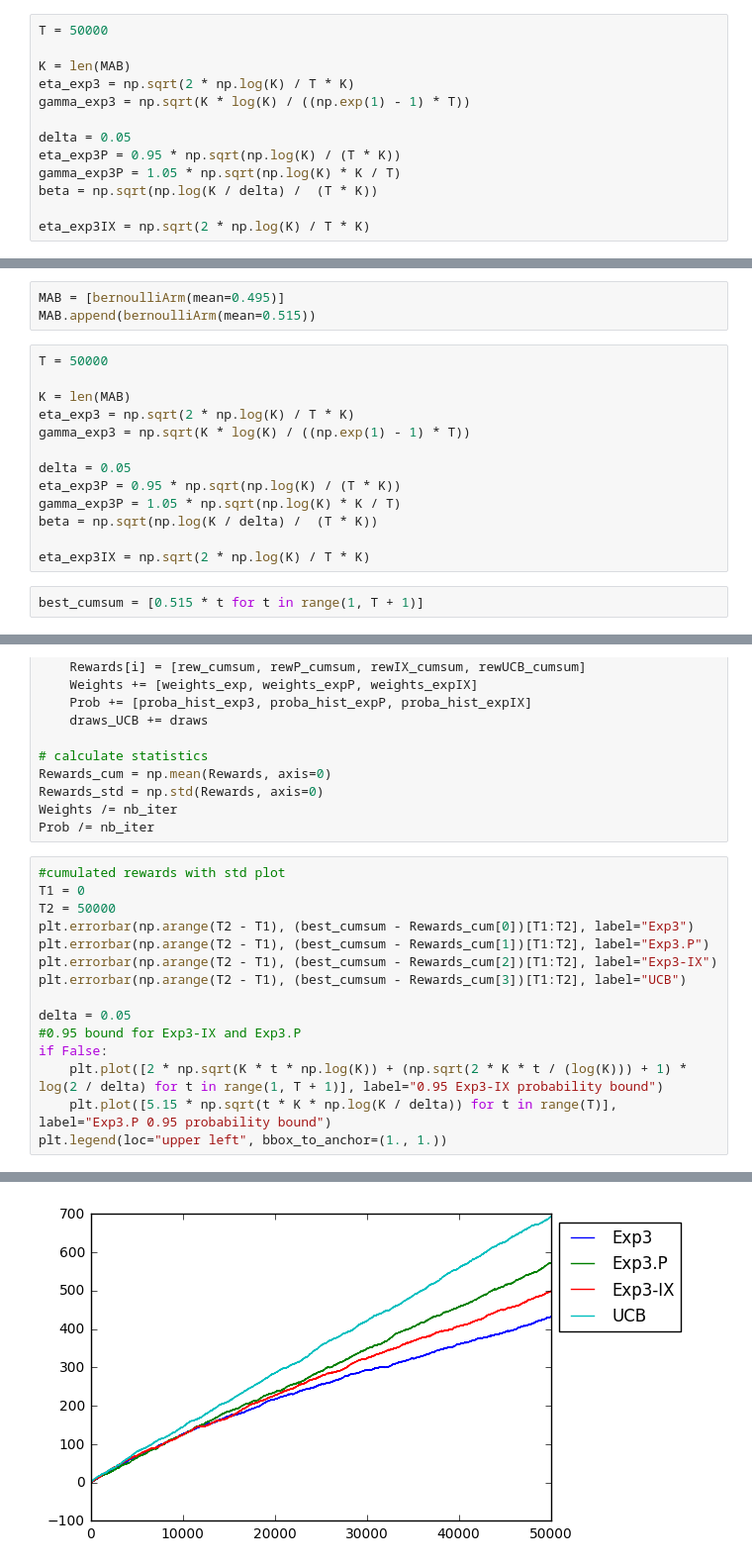
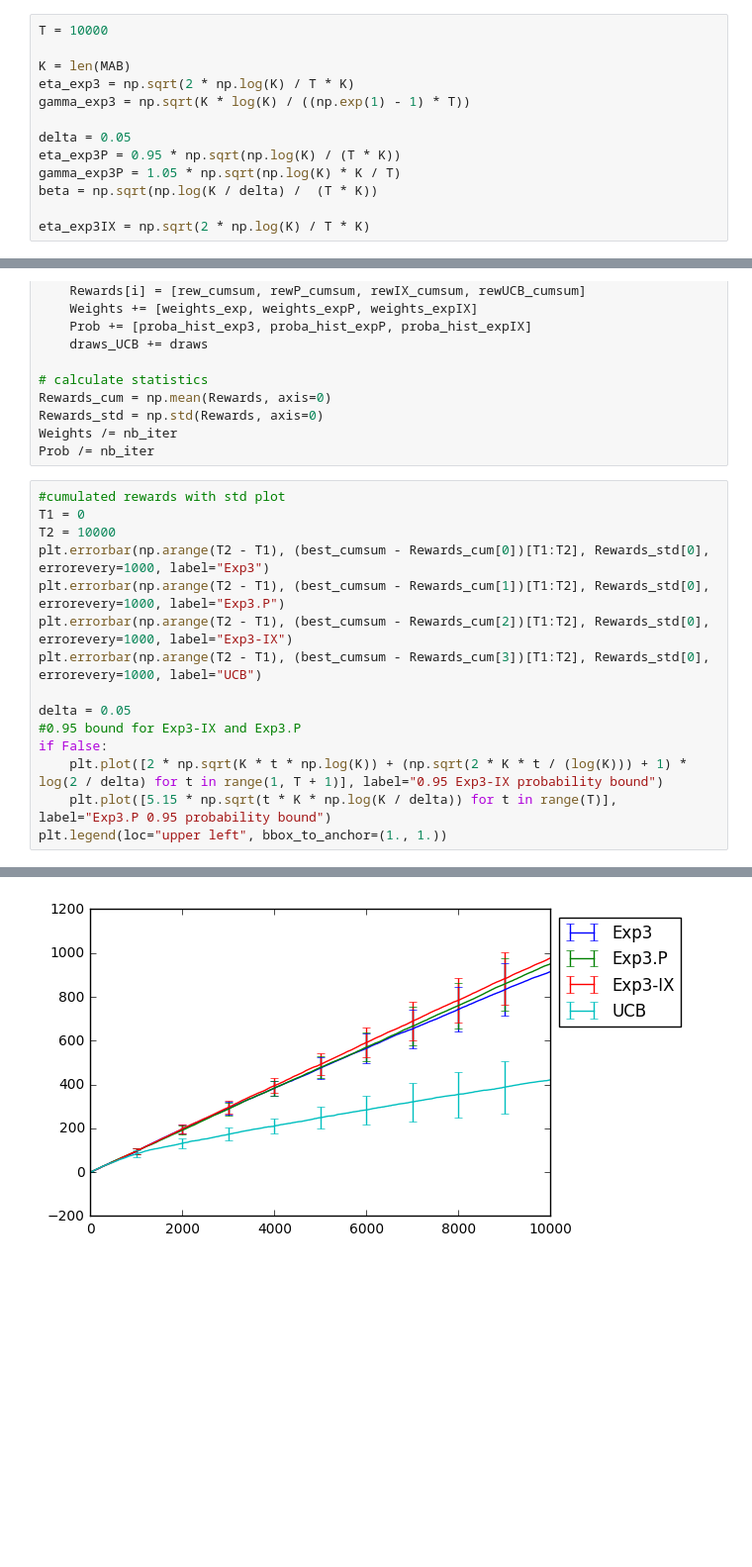
Before and after one commit to NicolasSchreuder/AdversarialBandit, a Jupyter notebook: StochasticBandit.ipynb, the cells around one changed output, grey strips where cells are left out. Shown at 99% size. Drawn from its saved outputs; the diff is of its cells as text; blank space fills up the shorter version.

```diff
--- a/StochasticBandit.ipynb
+++ b/StochasticBandit.ipynb
@@ -194,7 +203,7 @@ MAB.append(bernoulliArm(mean=0.6))
 # %%
 best_cumsum = [0.6 * t for t in range(1, T + 1) ]
 # %%
-T = 50000
+T = 10000
 
 K = len(MAB)
 eta_exp3 = np.sqrt(2 * np.log(K) / T * K)
@@ -285,21 +218,3 @@ Prob[0].shape
-# %%
-MAB = [bernoulliArm(mean=0.495)]
-MAB.append(bernoulliArm(mean=0.515))
-# %%
-T = 50000
-
-K = len(MAB)
-eta_exp3 = np.sqrt(2 * np.log(K) / T * K)
-gamma_exp3 = np.sqrt(K * log(K) / ((np.exp(1) - 1) * T))
-
-delta = 0.05
-eta_exp3P = 0.95 * np.sqrt(np.log(K) / (T * K))
-gamma_exp3P = 1.05 * np.sqrt(np.log(K) * K / T)
-beta = np.sqrt(np.log(K / delta) /  (T * K))
-
-eta_exp3IX = np.sqrt(2 * np.log(K) / T * K)
-# %%
-best_cumsum = [0.515 * t for t in range(1, T + 1)]
 # %%
 nb_iter = 50
 Weights = np.zeros((3, T, K))
@@ -333,18 +248,18 @@ Prob /= nb_iter
 # %%
 #cumulated rewards with std plot
 T1 = 0
-T2 = 50000
-plt.errorbar(np.arange(T2 - T1), (best_cumsum - Rewards_cum[0])[T1:T2], label="Exp3")
-plt.errorbar(np.arange(T2 - T1), (best_cumsum - Rewards_cum[1])[T1:T2], label="Exp3.P")
-plt.errorbar(np.arange(T2 - T1), (best_cumsum - Rewards_cum[2])[T1:T2], label="Exp3-IX")
-plt.errorbar(np.arange(T2 - T1), (best_cumsum - Rewards_cum[3])[T1:T2], label="UCB")
+T2 = 10000
+plt.errorbar(np.arange(T2 - T1), (best_cumsum - Rewards_cum[0])[T1:T2], Rewards_std[0], errorevery=1000, label="Exp3")
+plt.errorbar(np.arange(T2 - T1), (best_cumsum - Rewards_cum[1])[T1:T2], Rewards_std[0], errorevery=1000, label="Exp3.P")
+plt.errorbar(np.arange(T2 - T1), (best_cumsum - Rewards_cum[2])[T1:T2], Rewards_std[0], errorevery=1000, label="Exp3-IX")
+plt.errorbar(np.arange(T2 - T1), (best_cumsum - Rewards_cum[3])[T1:T2], Rewards_std[0], errorevery=1000, label="UCB")
 
 delta = 0.05
 #0.95 bound for Exp3-IX and Exp3.P
 if False:
     plt.plot([2 * np.sqrt(K * t * np.log(K)) + (np.sqrt(2 * K * t / (log(K))) + 1) * log(2 / delta) for t in range(1, T + 1)], label="0.95 Exp3-IX probability bound")
     plt.plot([5.15 * np.sqrt(t * K * np.log(K / delta)) for t in range(T)], label="Exp3.P 0.95 probability bound")
 plt.legend(loc="upper left", bbox_to_anchor=(1., 1.))
 # %% [output]
 <matplotlib.legend.Legend at 0x...>
-[figure, old version]
+[figure, new version]
```
Also changed, not shown: parts of 29 cells of this notebook.
